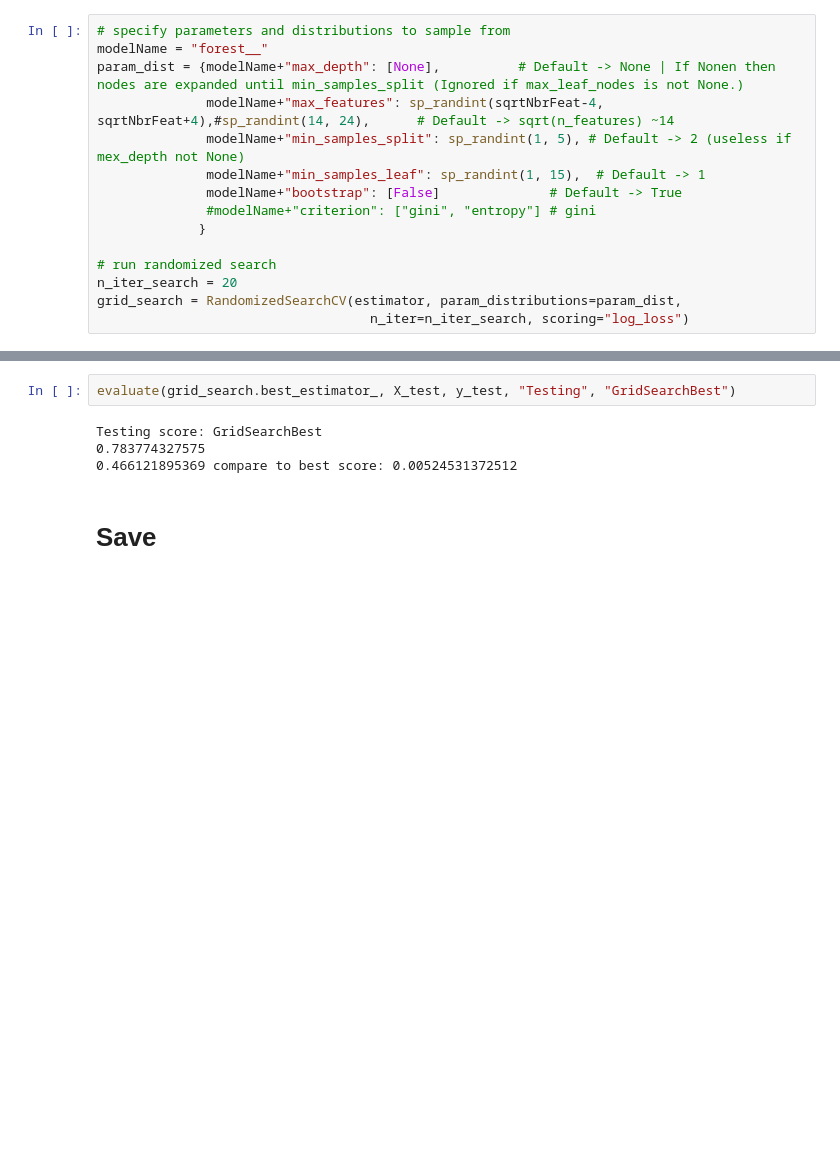
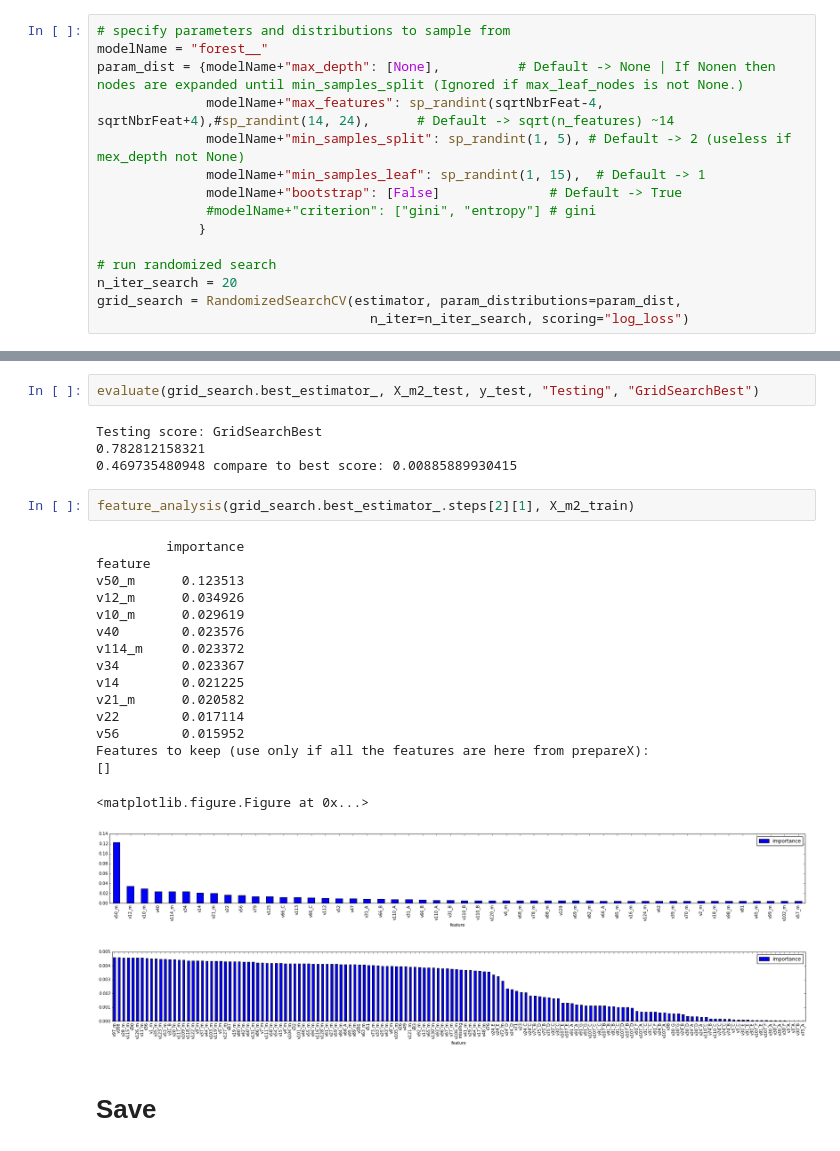
Before and after one commit to stephanecollot/BNP_CARDIF-kaggle, a Jupyter notebook: Python-pure.ipynb, the cells around one changed output, grey strips where cells are left out. Cells and saved outputs as stored; diff of their text form; blank space fills up the shorter version.

```diff
--- a/Python-pure.ipynb
+++ b/Python-pure.ipynb
@@ -495,9 +532,29 @@ Parameters: {'forest__bootstrap': False, 'forest__max_features': 7, 'forest__min
 # %%
-evaluate(grid_search.best_estimator_, X_test, y_test, "Testing", "GridSearchBest")
+evaluate(grid_search.best_estimator_, X_m2_test, y_test, "Testing", "GridSearchBest")
 # %% [output]
 Testing score: GridSearchBest
-0.783774327575
-0.466121895369 compare to best score: 0.00524531372512
+0.782812158321
+0.469735480948 compare to best score: 0.00885889930415
+# %%
+feature_analysis(grid_search.best_estimator_.steps[2][1], X_m2_train)
+# %% [output]
+         importance
+feature
+v50_m      0.123513
+v12_m      0.034926
+v10_m      0.029619
+v40        0.023576
+v114_m     0.023372
+v34        0.023367
+v14        0.021225
+v21_m      0.020582
+v22        0.017114
+v56        0.015952
+Features to keep (use only if all the features are here from prepareX):
+[]
+<matplotlib.figure.Figure at 0x...>
+[figure, added]
+[figure, added]
 # %% [markdown]
 # Save
 # %%
```
Also changed, not shown: parts of 25 cells of this notebook, 1 other file.
